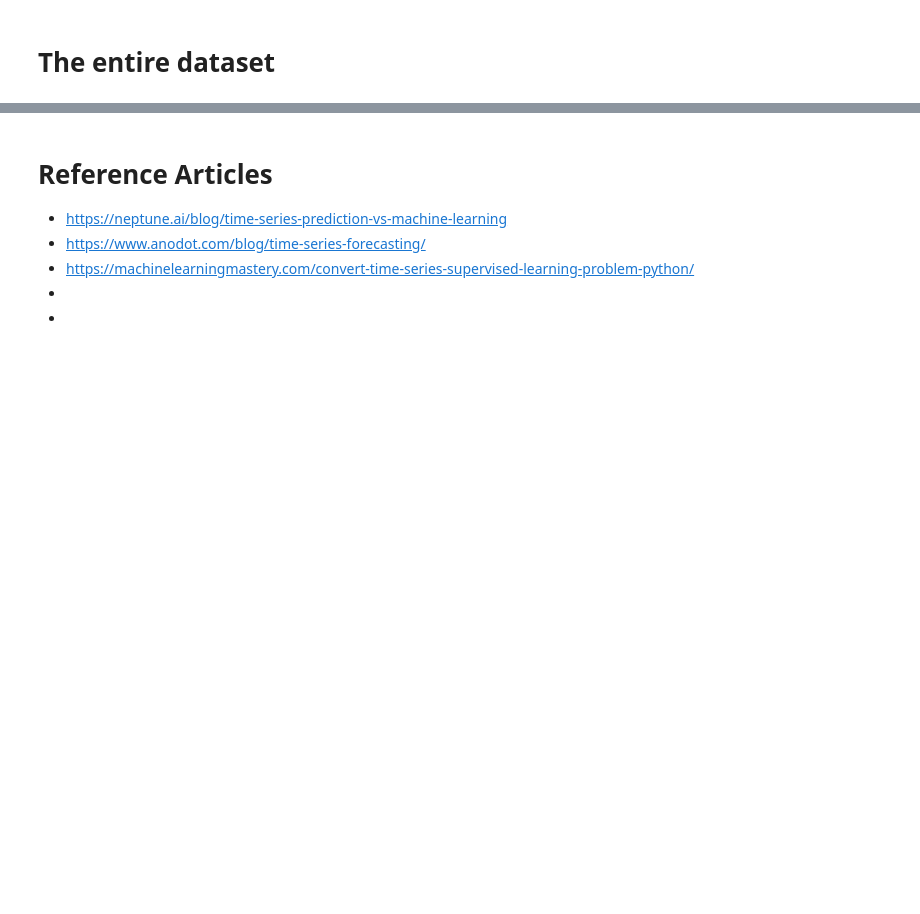
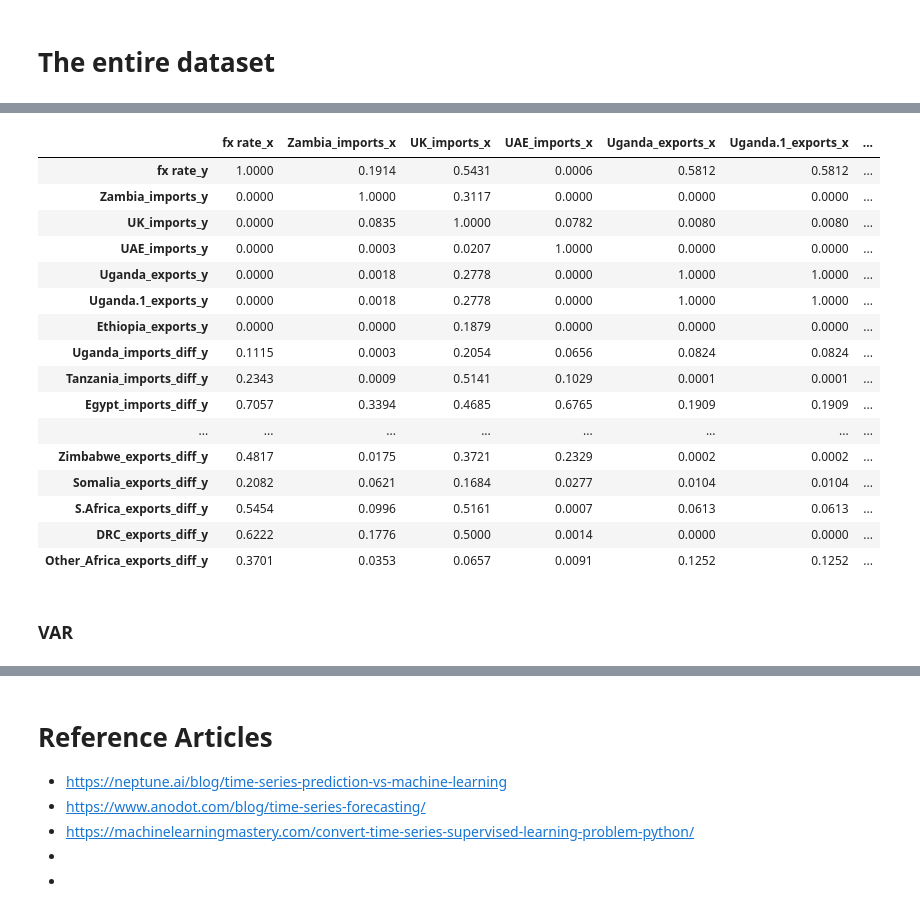
Before and after one commit to Lorraine254/TimeSeriesAnalysis1, a Jupyter notebook: Analysis.ipynb, the cells around one changed output, grey strips where cells are left out. Drawn from its saved outputs; the diff is of its cells as text; code cells hidden in the pictures; blank space fills up the shorter version.

```diff
--- a/Analysis.ipynb
+++ b/Analysis.ipynb
@@ -1498,0 +1731,17 @@ rmse_rf
+# %%
+# List to store non-stationary columns
+non_stationary_columns = []
+
+# Perform ADF test for each column
+for column in data.columns:
+    result = adfuller(data[column].dropna())
+    p_value = result[1]
+
+    # If p-value is greater than 0.05, add column to non-stationary list
+    if p_value > 0.05:
+        non_stationary_columns.append(column)
+
+# Print non-stationary columns
+print("Non-stationary columns:")
+for column in non_stationary_columns:
+    print(column)
@@ -1498,0 +1766,7 @@ rmse_rf
+# %%
+# Difference the non-stationary columns and add them back to the original dataset with the "_diff" suffix
+for column in non_stationary_columns:
+    data[column + '_diff'] = data[column].diff()
+
+# Print the first few rows of the updated dataset
+data
@@ -1498,0 +1788,4 @@ rmse_rf
+# %%
+# Filter out non-stationary columns from the data
+stationary_data = data.loc[:, ~data.columns.isin(non_stationary_columns)]
+stationary_data
@@ -1498,0 +1807,4 @@ rmse_rf
+# %%
+# Dropping the null values from the stationary data
+stationary_data=stationary_data.dropna()
+stationary_data
@@ -1498,0 +1826,23 @@ rmse_rf
+# %%
+# Performing the granger causality test
+grangers_causation_matrix(stationary_data, variables = stationary_data.columns)
+# %% [output]
+|  | fx rate_x | Zambia_imports_x | UK_imports_x | UAE_imports_x | Uganda_exports_x | Uganda.1_exports_x | ... |
+| fx rate_y | 1.0000 | 0.1914 | 0.5431 | 0.0006 | 0.5812 | 0.5812 | ... |
+| Zambia_imports_y | 0.0000 | 1.0000 | 0.3117 | 0.0000 | 0.0000 | 0.0000 | ... |
+| UK_imports_y | 0.0000 | 0.0835 | 1.0000 | 0.0782 | 0.0080 | 0.0080 | ... |
+| UAE_imports_y | 0.0000 | 0.0003 | 0.0207 | 1.0000 | 0.0000 | 0.0000 | ... |
+| Uganda_exports_y | 0.0000 | 0.0018 | 0.2778 | 0.0000 | 1.0000 | 1.0000 | ... |
+| Uganda.1_exports_y | 0.0000 | 0.0018 | 0.2778 | 0.0000 | 1.0000 | 1.0000 | ... |
+| Ethiopia_exports_y | 0.0000 | 0.0000 | 0.1879 | 0.0000 | 0.0000 | 0.0000 | ... |
+| Uganda_imports_diff_y | 0.1115 | 0.0003 | 0.2054 | 0.0656 | 0.0824 | 0.0824 | ... |
+| Tanzania_imports_diff_y | 0.2343 | 0.0009 | 0.5141 | 0.1029 | 0.0001 | 0.0001 | ... |
+| Egypt_imports_diff_y | 0.7057 | 0.3394 | 0.4685 | 0.6765 | 0.1909 | 0.1909 | ... |
+| ... | ... | ... | ... | ... | ... | ... | ... |
+| Zimbabwe_exports_diff_y | 0.4817 | 0.0175 | 0.3721 | 0.2329 | 0.0002 | 0.0002 | ... |
+| Somalia_exports_diff_y | 0.2082 | 0.0621 | 0.1684 | 0.0277 | 0.0104 | 0.0104 | ... |
+| S.Africa_exports_diff_y | 0.5454 | 0.0996 | 0.5161 | 0.0007 | 0.0613 | 0.0613 | ... |
+| DRC_exports_diff_y | 0.6222 | 0.1776 | 0.5000 | 0.0014 | 0.0000 | 0.0000 | ... |
+| Other_Africa_exports_diff_y | 0.3701 | 0.0353 | 0.0657 | 0.0091 | 0.1252 | 0.1252 | ... |
+# %% [markdown]
+### VAR
```
Also changed, not shown: parts of 31 cells of this notebook.
